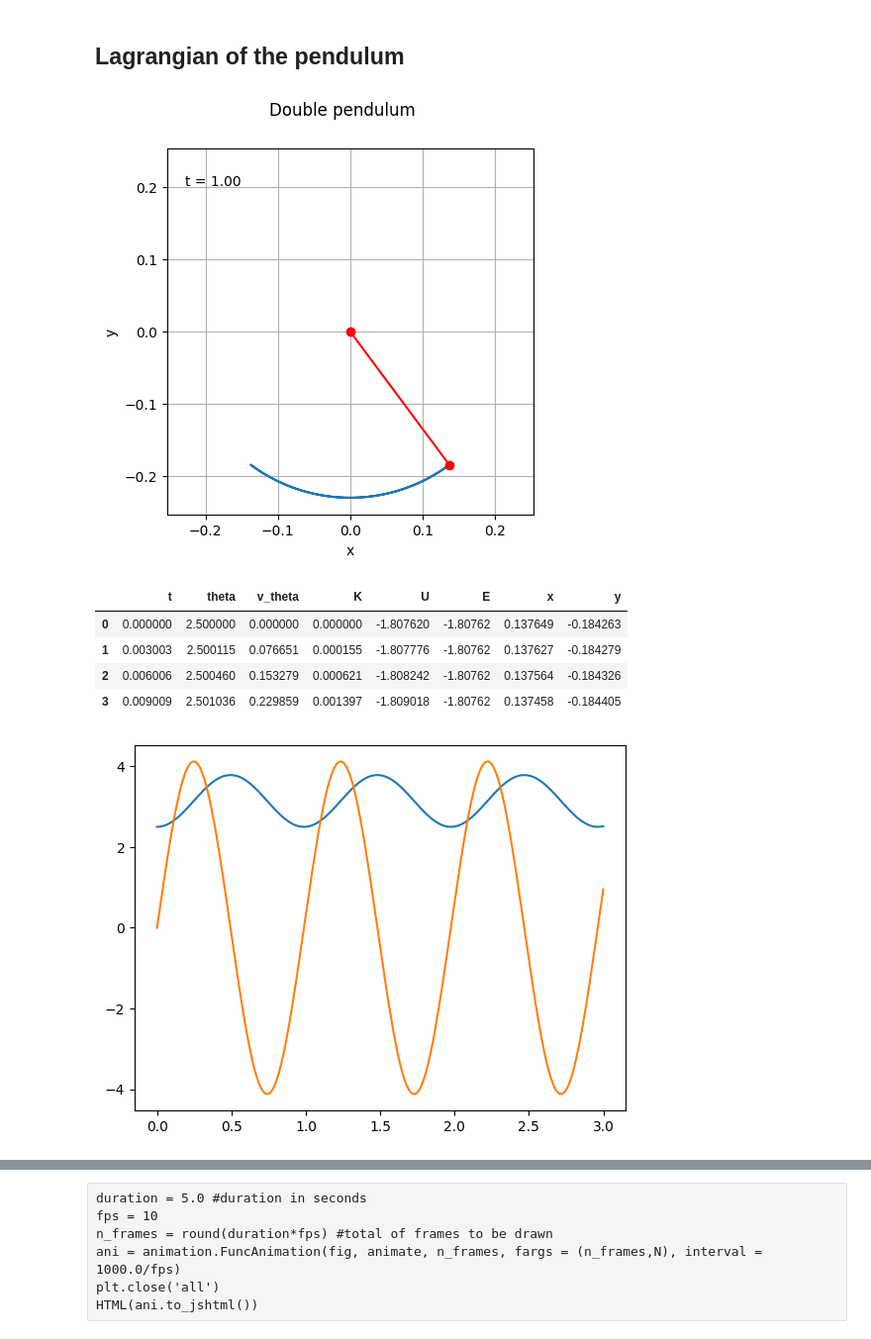
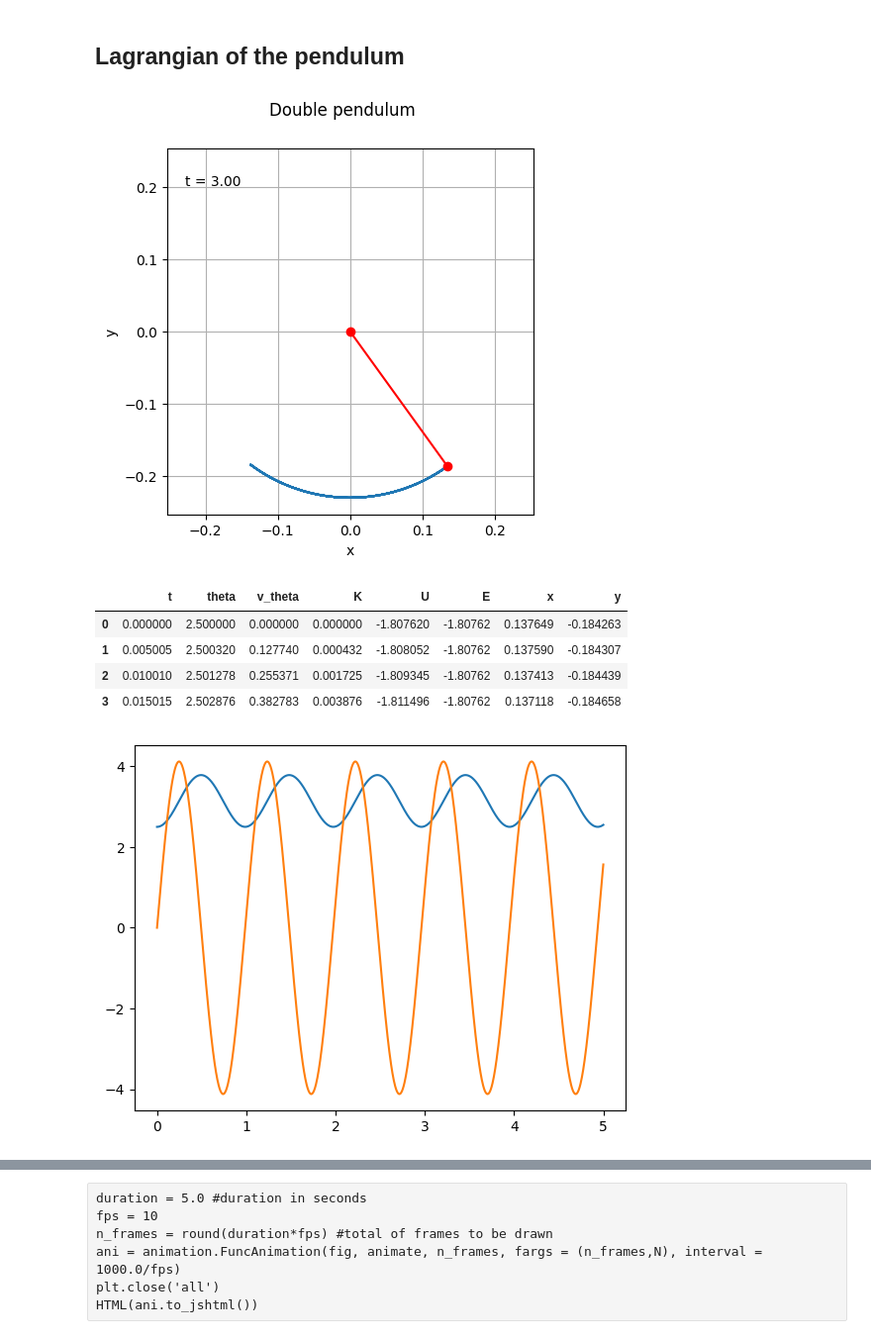
Before and after one commit to Giacomo-Menegatti/Animations, a Jupyter notebook: Pendulum.ipynb, the cells around one changed output, grey strips where cells are left out. Shown at 99% size. Saved outputs shown, nothing was run; the diff lists cells and outputs as text; code cells hidden in the pictures.

```diff
--- a/Pendulum.ipynb
+++ b/Pendulum.ipynb
@@ -53,40 +53,40 @@ def plot_trajectory(data_frames, t_span=None, color='g'):
 # %%
 # dy/dt = f(t,y), with y = (theta, dtheta/dt)
 
 def f(t, y, g, r):
   return(y[1], g/r*np.sin(y[0]))
 
 g = 9.81
 r = 0.5
 m = 0.1
 
 def pendulum_df(y0, t_span, m, g, r, n_points=1000):
 
   Y = solve_ivp(f, t_span=t_span, y0=y0 , method='RK45', args=(g,r), t_eval=np.linspace(t_span[0],t_span[1], n_points), rtol=1e-6)
   pendulum_df = pd.DataFrame({'t':Y.t, 'theta': map_to_2pi(Y.y[0]), 'v_theta': Y.y[1]})
   pendulum_df['K'] = 0.5*m*(r*pendulum_df['v_theta'])**2
   pendulum_df['U'] = g*m*r*np.cos(pendulum_df['theta'])
   pendulum_df['E'] = pendulum_df['K']+ pendulum_df['U']
 
   pendulum_df['x'] = r*np.sin(pendulum_df['theta'])
   pendulum_df['y'] = r*np.cos(pendulum_df['theta'])
   return pendulum_df
 
-a = pendulum_df(y0=(2.5, 0.0), t_span=(0,3), m=1, g=9.81, r=0.23)
-b = pendulum_df(y0=(0.3,0.0), t_span=(0,3), m=1, g=9.81, r=0.1)
+a = pendulum_df(y0=(2.5, 0.0), t_span=(0,5.0), m=1, g=9.81, r=0.23)
+b = pendulum_df(y0=(0.3,0.0), t_span=(0,5.0), m=1, g=9.81, r=0.1)
 
-plot_trajectory(a, t_span=(0,1.0))
+plot_trajectory(a, t_span=(0,3.0))
 plt.plot(a['t'], a['theta'])
 plt.plot(a['t'], a['v_theta'])
 a.head(4)
 # %% [output]
 [figure]
 |  | t | theta | v_theta | K | U | E | x | y |
 | 0 | 0.000000 | 2.500000 | 0.000000 | 0.000000 | -1.807620 | -1.80762 | 0.137649 | -0.184263 |
-| 1 | 0.003003 | 2.500115 | 0.076651 | 0.000155 | -1.807776 | -1.80762 | 0.137627 | -0.184279 |
-| 2 | 0.006006 | 2.500460 | 0.153279 | 0.000621 | -1.808242 | -1.80762 | 0.137564 | -0.184326 |
-| 3 | 0.009009 | 2.501036 | 0.229859 | 0.001397 | -1.809018 | -1.80762 | 0.137458 | -0.184405 |
+| 1 | 0.005005 | 2.500320 | 0.127740 | 0.000432 | -1.808052 | -1.80762 | 0.137590 | -0.184307 |
+| 2 | 0.010010 | 2.501278 | 0.255371 | 0.001725 | -1.809345 | -1.80762 | 0.137413 | -0.184439 |
+| 3 | 0.015015 | 2.502876 | 0.382783 | 0.003876 | -1.811496 | -1.80762 | 0.137118 | -0.184658 |
-[figure, old version]
+[figure, new version]
 # %%
 def animate(i, dt_per_frame):
   t = i*dt_per_frame
```
Also changed, not shown: parts of 1 cell of this notebook.
